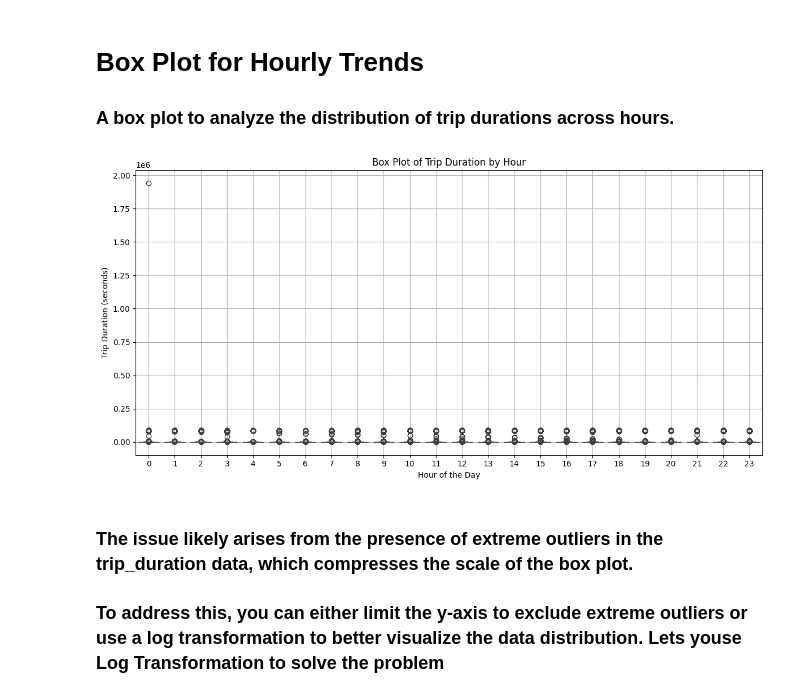
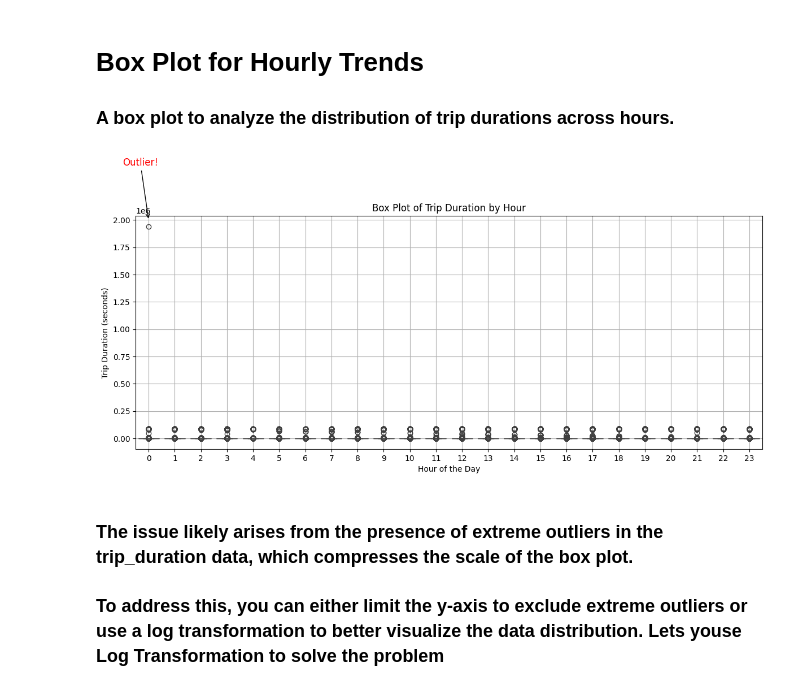
Before and after one commit to rbhardwaj2186/NYC-Taxi-Trip-Duration, a Jupyter notebook: Big_Data_Analytics_NYC_Taxi_trip_Duration.ipynb, the cells around one changed output. Saved outputs shown, nothing was run; the diff lists cells and outputs as text; code cells hidden in the pictures.

Commit message:
Updated Box plot hourly trends with annotations

```diff
--- a/Big_Data_Analytics_NYC_Taxi_trip_Duration.ipynb
+++ b/Big_Data_Analytics_NYC_Taxi_trip_Duration.ipynb
@@ -210,18 +210,29 @@ plt.show()
 # %%
 # Group by hour and calculate statistics
 hourly_data = data.select("pickup_hour", "trip_duration").toPandas()
 
 # Plot boxplot
 plt.figure(figsize=(12, 6))
 sns.boxplot(x="pickup_hour", y="trip_duration", data=hourly_data)
 plt.xlabel("Hour of the Day")
 plt.ylabel("Trip Duration (seconds)")
 plt.title("Box Plot of Trip Duration by Hour")
+
+# Add annotation for the outlier
+plt.annotate(
+    "Outlier!",  # Text
+    xy=(0, 2.00e6),  # Coordinates for the arrow
+    xytext=(-1, 2.5e6),  # Position of the text
+    arrowprops=dict(facecolor="red", arrowstyle="->"),  # Arrow style
+    fontsize=12,  # Text font size
+    color="red"  # Text color
+)
+
 plt.grid(True)
 plt.tight_layout()
 plt.show()
 # %% [output]
-[figure, old version]
+[figure, new version]
 # %% [markdown]
 ### The issue likely arises from the presence of extreme outliers in the trip_duration data, which compresses the scale of the box plot.
 
```
